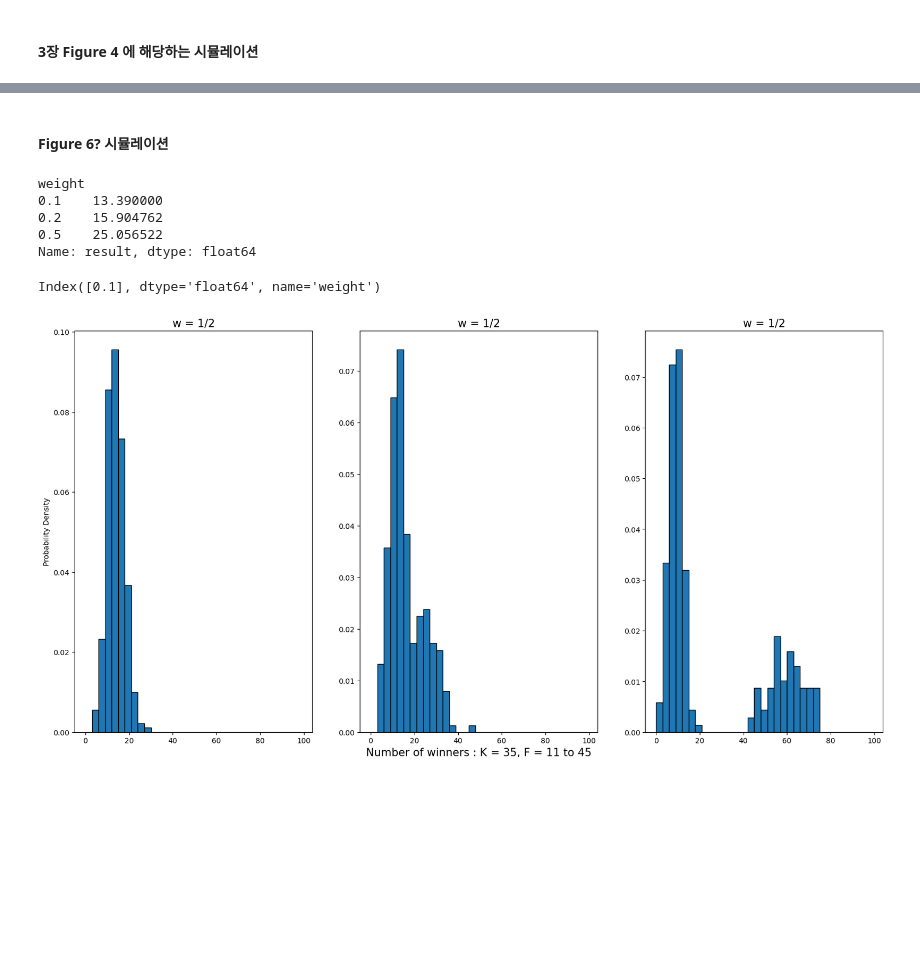
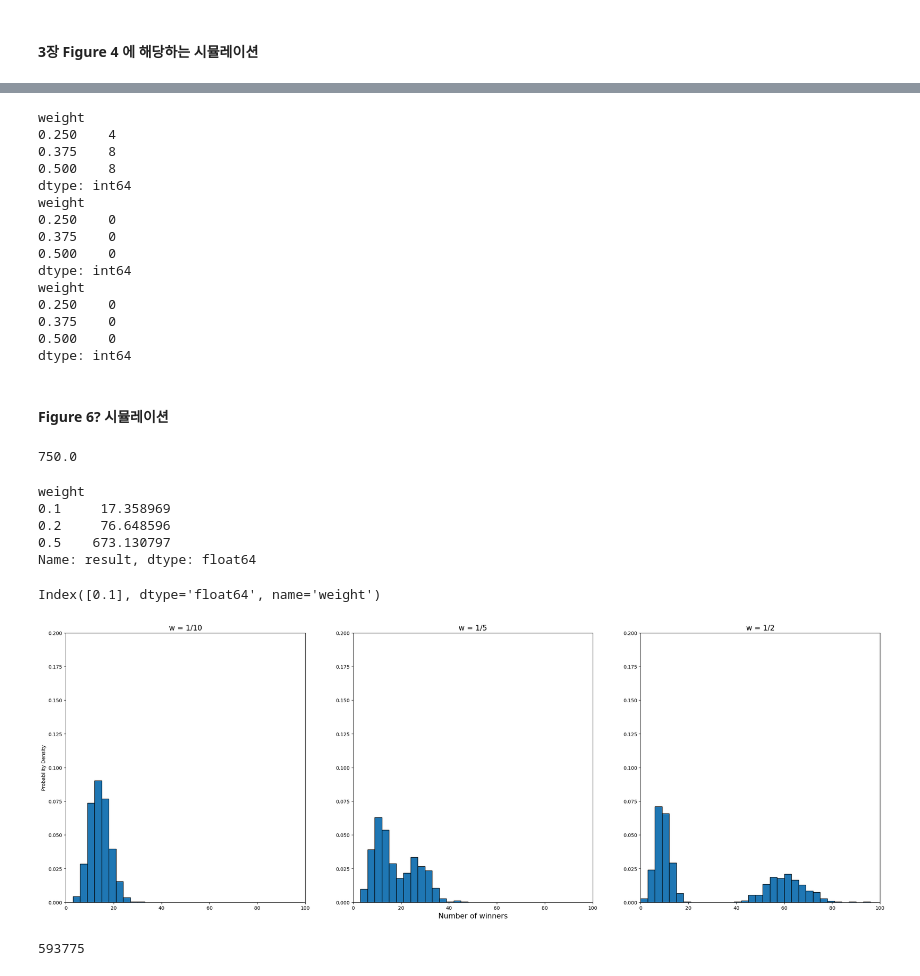
Before and after one commit to woozins/lottery, a Jupyter notebook: lottery_distribute/lottery_secret_code.ipynb, the cells around one changed output, grey strips where cells are left out. Saved outputs shown, nothing was run; the diff lists cells and outputs as text; code cells hidden in the pictures; blank space fills up the shorter version.

```diff
--- a/lottery_distribute/lottery_secret_code.ipynb
+++ b/lottery_distribute/lottery_secret_code.ipynb
@@ -327,6 +327,6 @@ for k, data in enumerate(datas):
         ax[k, i].set_title(f"w = {titles[i]}", fontsize = 15)
         ax[k, 1].set_xlabel(f'Number of winners : {xlabels[k]}', fontsize = 15)
         ax[k, 0].set_ylabel('Probability Density')
-        ax[k, i].set_xlim(0,200)
+        ax[k, i].set_xlim(0,100)
         ax[k, i].set_ylim(0, 0.2)
 # %% [output]
@@ -380,6 +400,6 @@ for k, data in enumerate(datas):
         ax[k, i].set_title(f"w = {titles[i]}", fontsize = 15)
         ax[k, 1].set_xlabel(f'Number of winners : {xlabels[k]}', fontsize= 15)
         ax[k, 0].set_ylabel('Probability Density')
-        ax[k, i].set_xlim(0,200)
+        ax[k, i].set_xlim(0,100)
         ax[k, i].set_ylim(0, 0.2)
 # %% [output]
@@ -387,3 +407,23 @@ for k, data in enumerate(datas):
+# %%
+print((data25_pivoted_diffF > 100).sum())
+print((data30_pivoted_diffF > 100).sum())
+print((data35_pivoted_diffF > 100).sum())
+# %% [output]
+weight
+0.250    4
+0.375    8
+0.500    8
+dtype: int64
+weight
+0.250    0
+0.375    0
+0.500    0
+dtype: int64
+weight
+0.250    0
+0.375    0
+0.500    0
+dtype: int64
 # %% [markdown]
 #### Figure 6? 시뮬레이션
 # %%
@@ -505,13 +545,18 @@ def extract_data_from_file(file_path):
     return pd.DataFrame(extracted_data)
 # %%
 temp =extract_data_from_file('result_nonrandom_draw.txt')
+# %%
+2250/3
+# %% [output]
+750.0
 # %%
 temp.groupby('weight').result.mean()
+temp.groupby('weight').result.var()
 # %% [output]
 weight
-0.1    13.390000
-0.2    15.904762
-0.5    25.056522
+0.1     17.358969
+0.2     76.648596
+0.5    673.130797
 Name: result, dtype: float64
 # %%
 temp_1 = temp[temp.weight == 0.1]
@@ -527,18 +572,22 @@ temp_1_pivoted.columns
 # %% [output]
 Index([0.1], dtype='float64', name='weight')
 # %%
-# titles = ['1/4', '3/8', '1/2']
+titles = ['w = 1/10', 'w = 1/5', 'w = 1/2']
 datas = [temp_1_pivoted, temp_2_pivoted, temp_5_pivoted]
-# xlabels = ['K = 25, F = 21 to 45', 'K = 30, F = 16 to 45', 'K = 35, F = 11 to 45']
-fig, ax = plt.subplots(1,3, figsize = (20,10))
+fig, ax = plt.subplots(1,3, figsize = (30,10))
 
 bins = np.arange(0,100,3)
 for k, data in enumerate(datas):
     ax[k].hist(x = data, bins=bins, density = True, edgecolor = 'black')
-    ax[k].set_title(f"w = {titles[i]}", fontsize = 15)
-    ax[1].set_xlabel(f'Number of winners : {xlabels[k]}', fontsize= 15)
+    ax[k].set_title(f"{titles[k]}", fontsize = 15)
+    ax[1].set_xlabel('Number of winners', fontsize= 15)
     ax[0].set_ylabel('Probability Density')
-    # ax[k].set_xlim(0,200)
-    # ax[k].set_ylim(0, 0.2)
+    ax[k].set_ylim(0,0.2)
+    ax[k].set_xlim(0,100)
 # %% [output]
-[figure, old version]
+[figure, new version]
+# %%
+import math
+math.comb(30,6)
+# %% [output]
+593775
```
Also changed, not shown: parts of 3 cells of this notebook, 5 other files.
